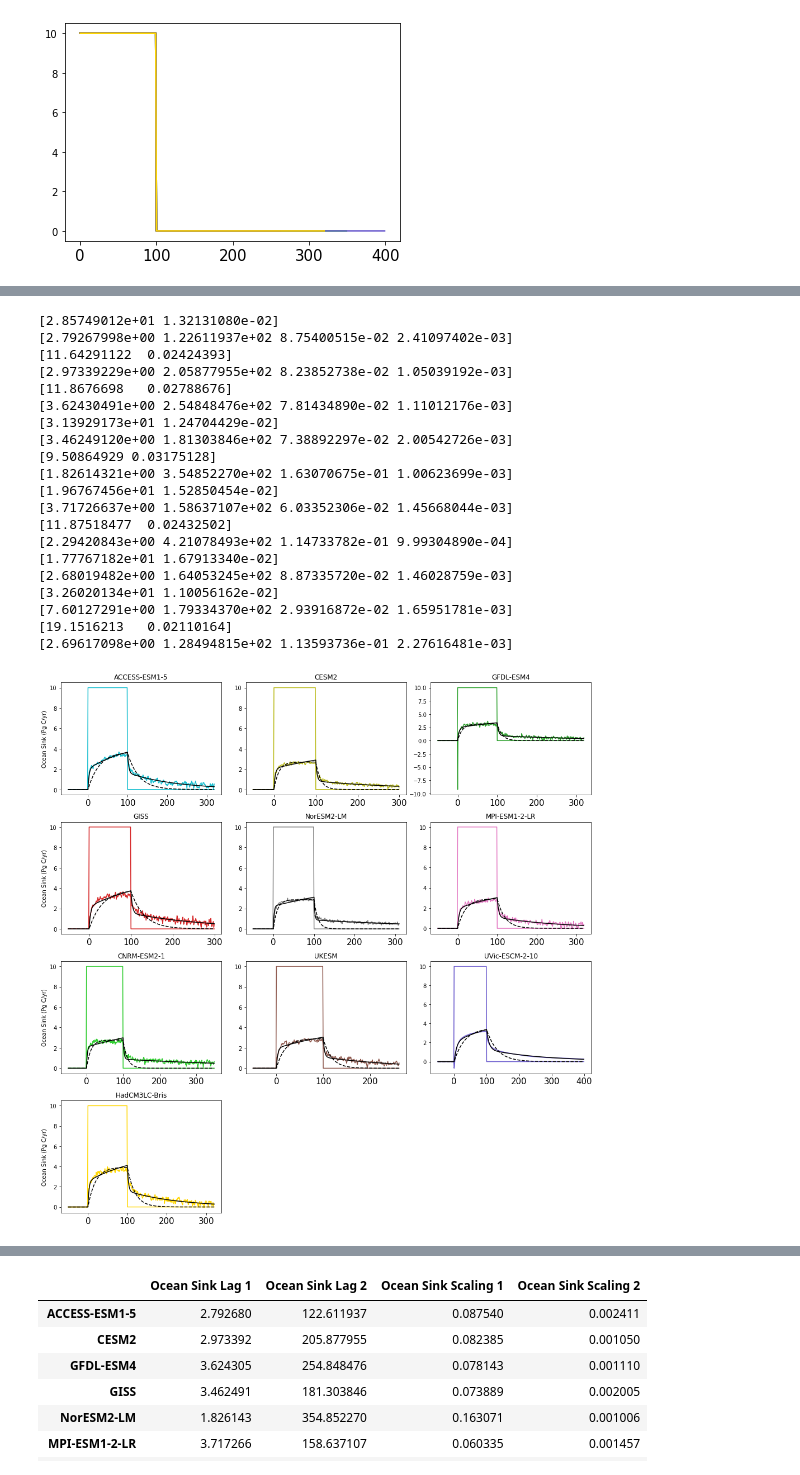
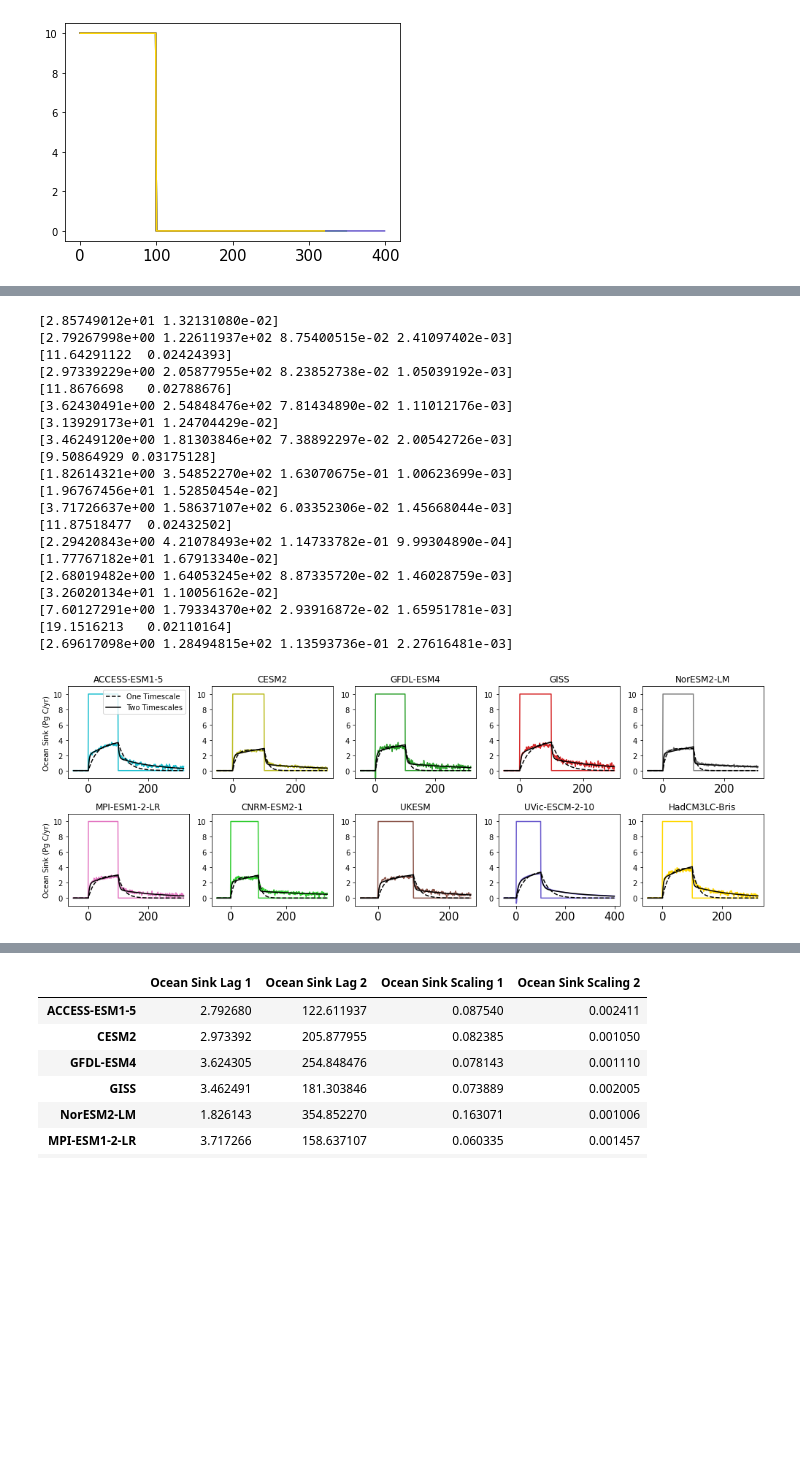
Before and after one commit to ckoven/esm-deck, a Jupyter notebook: flat10_figures_lagfitting.ipynb, the cells around one changed output, grey strips where cells are left out. Cells and saved outputs as stored; diff of their text form; code cells hidden in the pictures; blank space fills up the shorter version.

```diff
--- a/flat10_figures_lagfitting.ipynb
+++ b/flat10_figures_lagfitting.ipynb
@@ -1215,14 +1199,14 @@ for i in np.arange(0,len(mdls)):
 # %% [output]
 [figure]
 # %%
-fig = plt.figure(figsize=(14,14))
+fig = plt.figure(figsize=(14,5))
 
 years_to_pad_front = 50
 
 land_sink_curvefit_params_list = []
 for i in np.arange(0,len(mdls)):
     # subfigure 1
-    sub = fig.add_subplot(4, 3, i+1)
+    sub = fig.add_subplot(2, 5, i+1)
 
     ntim_orig = len(np.squeeze(ed[mdls[i]]['flat10-zec']['fco2fos']))
     ntim = ntim_orig + years_to_pad_front
@@ -1250,10 +1234,11 @@ for i in np.arange(0,len(mdls)):
     sub.plot(year, landsink_flat10_zec,color=colors[i])
     sub.plot(year, pred_landsink,color='black')
     sub.title.set_text(mdls[i])
-    if i%3 == 0:
+    if i%5 == 0:
         sub.set_ylabel('Land Sink (Pg C/yr)')
     #if succeeded:
     #    sub.plot(pred_totalsink_2timescale,color='blue',label=mdls[i])
+    sub.set_ylim(-5,11)
 
 plt.tight_layout()
 plt.show()
@@ -1272,5 +1257,5 @@ plt.show()
 # %%
-fig = plt.figure(figsize=(14,14))
+fig = plt.figure(figsize=(14,5))
 
 years_to_pad_front = 50
 
@@ -1279,7 +1264,7 @@ ocean_sink_curvefit_double_params_list = []
 
 for i in np.arange(0,len(mdls)):
     # subfigure 1
-    sub = fig.add_subplot(4, 3, i+1)
+    sub = fig.add_subplot(2, 5, i+1)
 
     ntim_orig = len(np.squeeze(ed[mdls[i]]['flat10-zec']['fco2fos']))
     ntim = ntim_orig + years_to_pad_front
@@ -1306,35 +1291,39 @@ for i in np.arange(0,len(mdls)):
         ocean_sink_curvefit_double_params_list.append(np.nan)
     #
     sub.plot(year, emiss_flat10_zec,color=colors[i])
     sub.plot(year, oceansink_flat10_zec,color=colors[i])
-    sub.plot(year, pred_oceansink,color='black', linestyle='--')
+    sub.plot(year, pred_oceansink,color='black', linestyle='--', label='One Timescale')
     sub.title.set_text(mdls[i])
     if succeeded:
-        sub.plot(year, pred_totalsink_2timescale,color='black')
-    if i%3 == 0:
+        sub.plot(year, pred_totalsink_2timescale,color='black', label='Two Timescales')
+    if i%5 == 0:
         sub.set_ylabel('Ocean Sink (Pg C/yr)')
+    if i == 0:
+        sub.legend()
+    sub.set_ylim(-1,11)
+
 plt.tight_layout()
 plt.show()
 # %% [output]
 [2.85749012e+01 1.32131080e-02]
 [2.79267998e+00 1.22611937e+02 8.75400515e-02 2.41097402e-03]
 [11.64291122  0.02424393]
 [2.97339229e+00 2.05877955e+02 8.23852738e-02 1.05039192e-03]
 [11.8676698   0.02788676]
 [3.62430491e+00 2.54848476e+02 7.81434890e-02 1.11012176e-03]
 [3.13929173e+01 1.24704429e-02]
 [3.46249120e+00 1.81303846e+02 7.38892297e-02 2.00542726e-03]
 [9.50864929 0.03175128]
 [1.82614321e+00 3.54852270e+02 1.63070675e-01 1.00623699e-03]
 [1.96767456e+01 1.52850454e-02]
 [3.71726637e+00 1.58637107e+02 6.03352306e-02 1.45668044e-03]
 [11.87518477  0.02432502]
 [2.29420843e+00 4.21078493e+02 1.14733782e-01 9.99304890e-04]
 [1.77767182e+01 1.67913340e-02]
 [2.68019482e+00 1.64053245e+02 8.87335720e-02 1.46028759e-03]
 [3.26020134e+01 1.10056162e-02]
 [7.60127291e+00 1.79334370e+02 2.93916872e-02 1.65951781e-03]
 [19.1516213   0.02110164]
 [2.69617098e+00 1.28494815e+02 1.13593736e-01 2.27616481e-03]
-[figure, old version]
+[figure, new version]
 # %%
```
Also changed, not shown: parts of 7 cells of this notebook.
